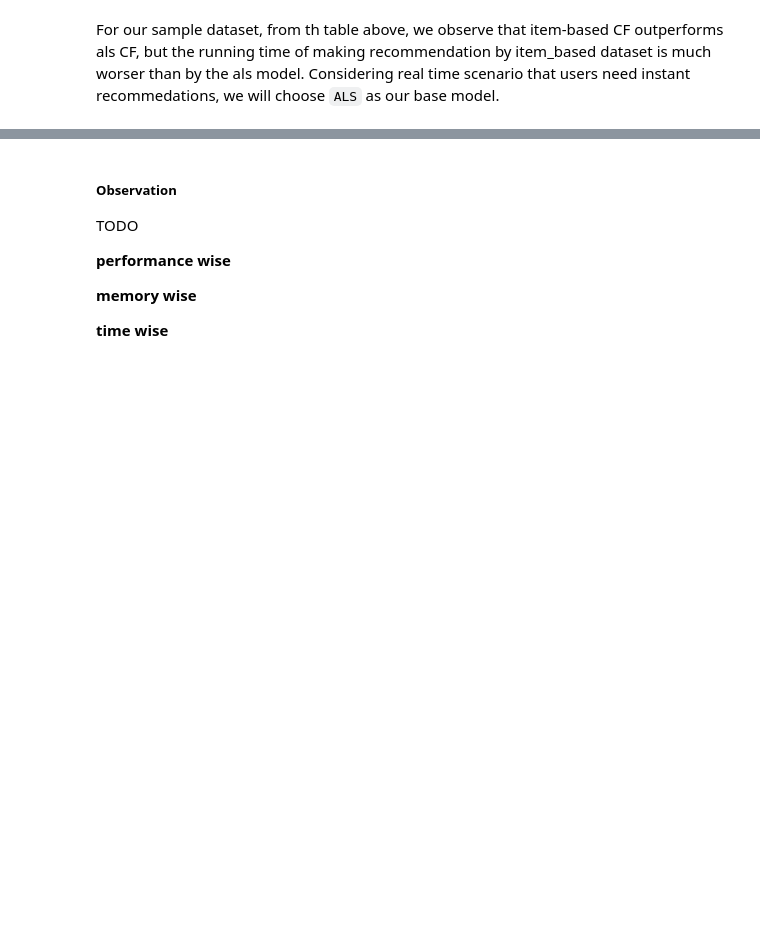
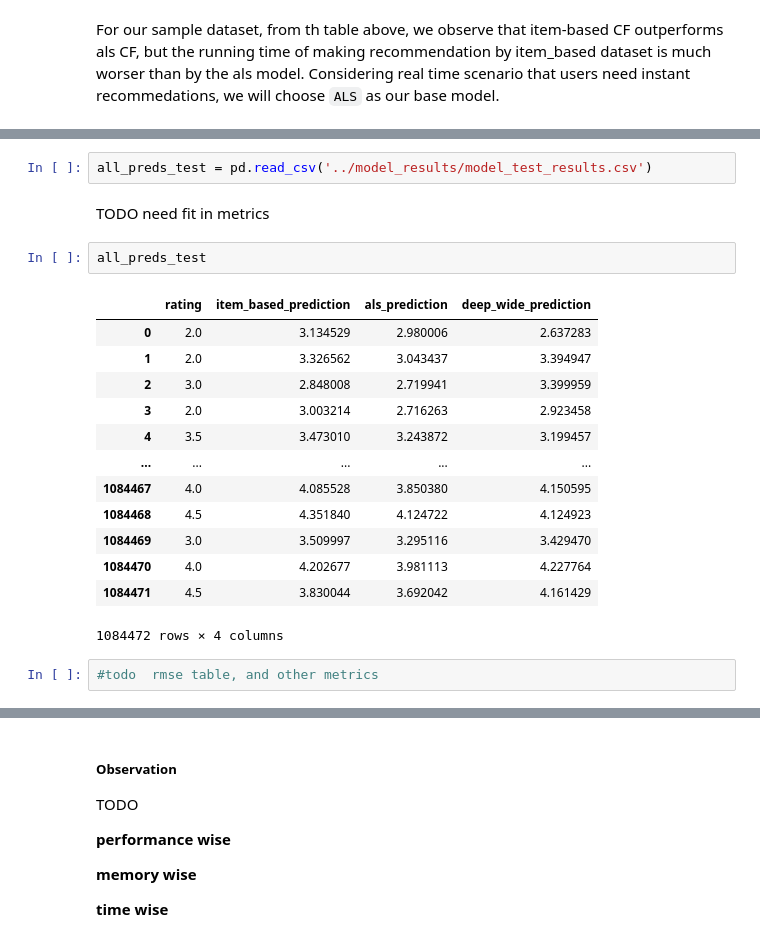
Before and after one commit to syeehyn/personalization-system, a Jupyter notebook: notebook/final_report.ipynb, the cells around one changed output, grey strips where cells are left out. Drawn from its saved outputs; the diff is of its cells as text; blank space fills up the shorter version.

```diff
--- a/notebook/final_report.ipynb
+++ b/notebook/final_report.ipynb
@@ -981 +1007,23 @@ display(pd.DataFrame({'test_rmse': rmse, 'test_acc': acc}, index = list(models.k
+# %%
+all_preds_test = pd.read_csv('../model_results/model_test_results.csv')
+# %% [markdown]
+TODO need fit in metrics
+# %%
+all_preds_test
+# %% [output]
+|  | rating | item_based_prediction | als_prediction | deep_wide_prediction |
+| 0 | 2.0 | 3.134529 | 2.980006 | 2.637283 |
+| 1 | 2.0 | 3.326562 | 3.043437 | 3.394947 |
+| 2 | 3.0 | 2.848008 | 2.719941 | 3.399959 |
+| 3 | 2.0 | 3.003214 | 2.716263 | 2.923458 |
+| 4 | 3.5 | 3.473010 | 3.243872 | 3.199457 |
+| ... | ... | ... | ... | ... |
+| 1084467 | 4.0 | 4.085528 | 3.850380 | 4.150595 |
+| 1084468 | 4.5 | 4.351840 | 4.124722 | 4.124923 |
+| 1084469 | 3.0 | 3.509997 | 3.295116 | 3.429470 |
+| 1084470 | 4.0 | 4.202677 | 3.981113 | 4.227764 |
+| 1084471 | 4.5 | 3.830044 | 3.692042 | 4.161429 |
+1084472 rows × 4 columns
+# %%
+#todo  rmse table, and other metrics
 # %%
```
Also changed, not shown: parts of 34 cells of this notebook, 10 other files.
